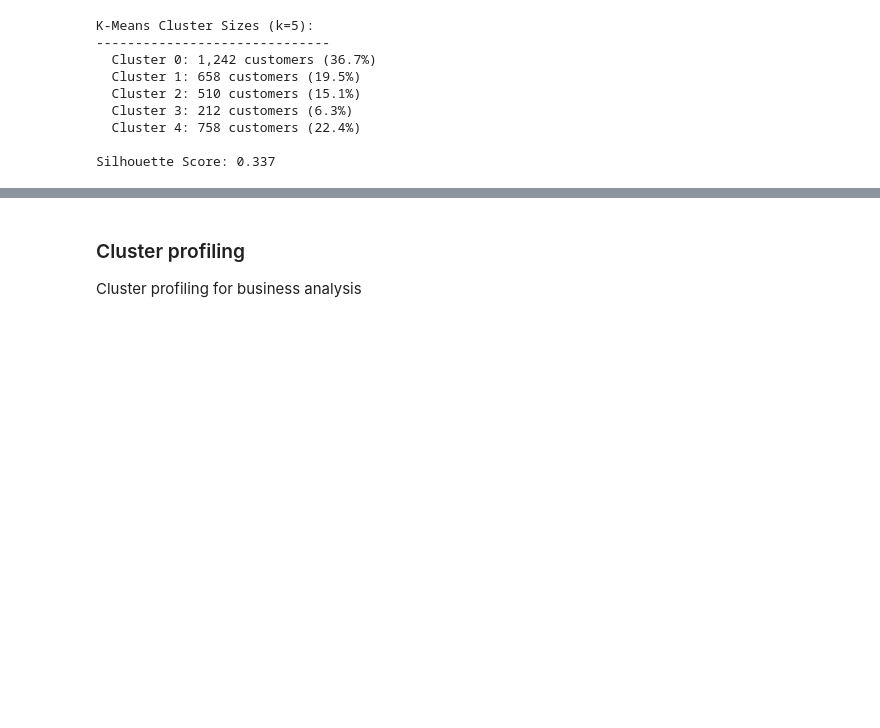
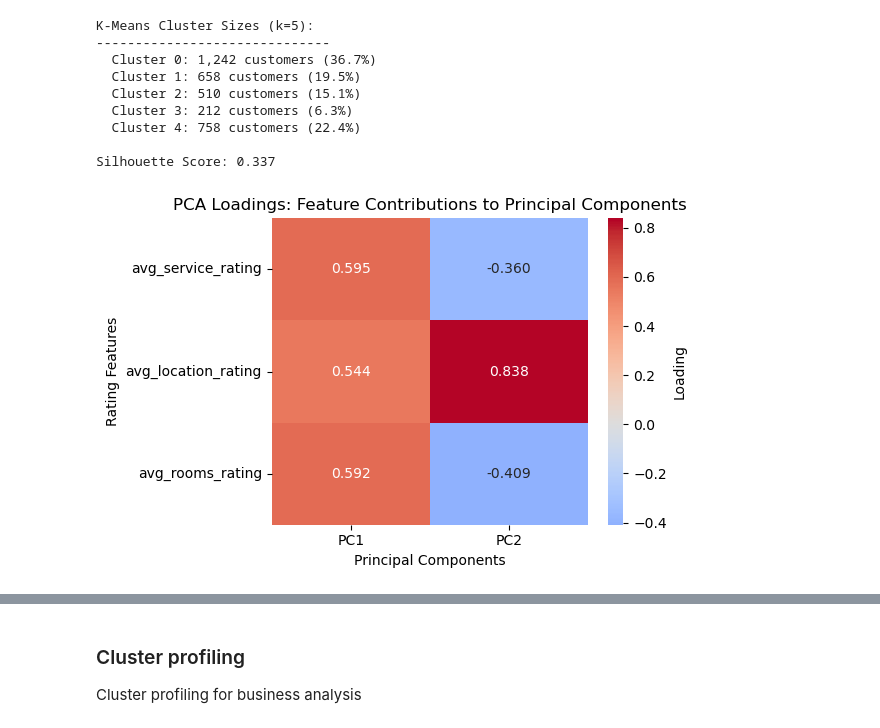
Before and after one commit to nadiavictoria/IS512-Hotel-Analytics, a Jupyter notebook: notebooks/03_competitive_benchmarking.ipynb, the cells around one changed output, grey strips where cells are left out. Drawn from its saved outputs; the diff is of its cells as text; code cells hidden in the pictures; blank space fills up the shorter version.

```diff
--- a/notebooks/03_competitive_benchmarking.ipynb
+++ b/notebooks/03_competitive_benchmarking.ipynb
@@ -219,0 +228,28 @@ Silhouette Score: 0.337
+# %%
+# Extract PCA loadings
+loadings = pd.DataFrame(
+    pca_2d.components_.T,
+    columns=['PC1', 'PC2'],
+    index=['avg_service_rating', 'avg_location_rating', 'avg_rooms_rating']
+)
+
+# Create heatmap
+fig, ax = plt.subplots(figsize=(6, 4))
+
+sns.heatmap(
+    loadings,
+    annot=True,
+    cmap='coolwarm',
+    fmt=".3f",
+    ax=ax,
+    center=0,
+    cbar_kws={'label': 'Loading'}
+)
+ax.set_title("PCA Loadings: Feature Contributions to Principal Components")
+ax.set_xlabel("Principal Components")
+ax.set_ylabel("Rating Features")
+
+plt.tight_layout()
+plt.show()
+# %% [output]
+[figure, added]
```
Also changed, not shown: parts of 3 cells of this notebook.
